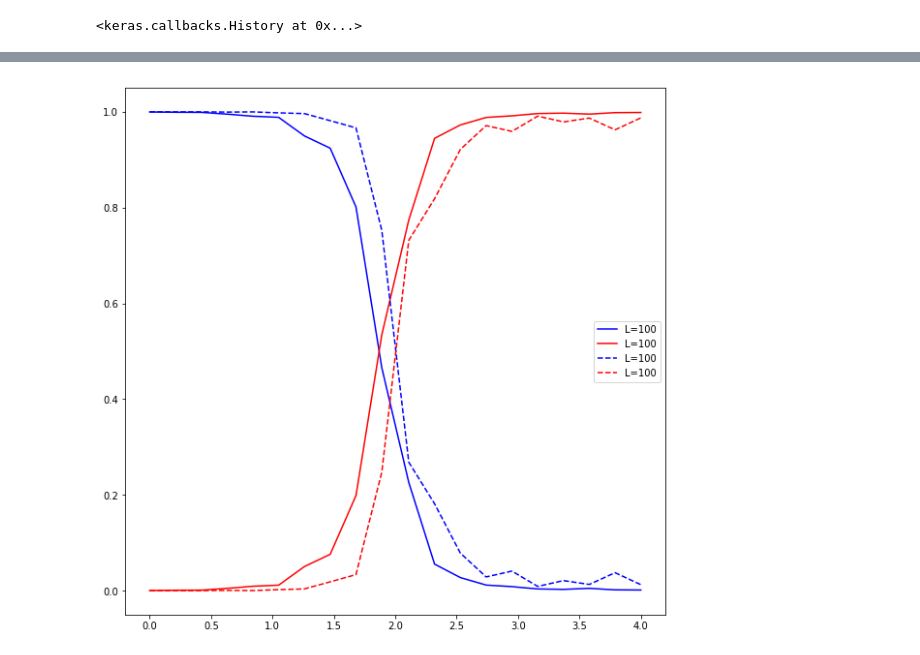
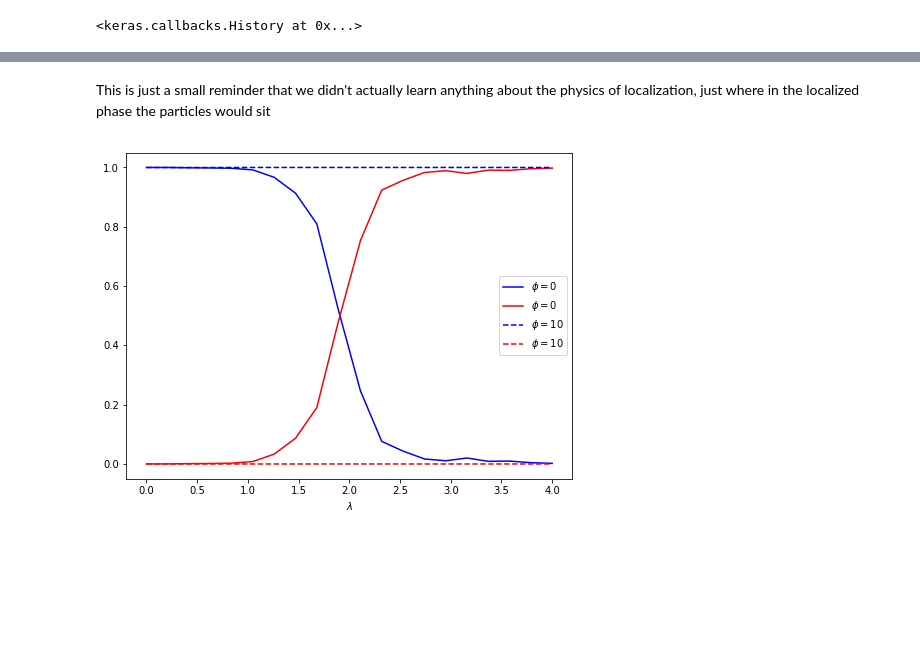
Before and after one commit to fiscioluzzi/Ising-spin-models, a Jupyter notebook: AA/Aubry-Andre-Preprocessing.ipynb, the cells around one changed output, grey strips where cells are left out. Drawn from its saved outputs; the diff is of its cells as text; code cells hidden in the pictures; blank space fills up the shorter version.

```diff
--- a/AA/Aubry-Andre-Preprocessing.ipynb
+++ b/AA/Aubry-Andre-Preprocessing.ipynb
@@ -116,4 +70,4 @@ model2.fit(x2, y2, epochs=100, batch_size=10,  verbose=0)
 # %%
-test_x_1 = np.array(np.loadtxt("test_configs_phi0.txt"))
-test_label = np.array(np.loadtxt("test_labels_phi0.txt"))
+test_x_1 = np.array(np.loadtxt("test_configs_L_100_phi0.txt"))
+test_label = np.array(np.loadtxt("test_labels_L_100_phi0.txt"))
 t_x_1 = [[2*i -1 for i in config] for config in test_x_1]
@@ -144,25 +99,35 @@ for j in range(Nl):
+# %%
+test_x_2 = np.array(np.loadtxt("test_configs_L_100_phi10.txt"))
+test_label_2 = np.array(np.loadtxt("test_labels_L_100_phi10.txt"))
+t_x_2 = [[2*i -1 for i in config] for config in test_x_2]
+# %%
+prediction2 = model.predict(t_x_2)
 # %%
-lambdas200 = list(np.sort(list(set(test_label_200))))
-Nl = len(lambdas200)
-phase1_200 = np.zeros(Nl)
-phase2_200 = np.zeros(Nl)
+lambdas = list(np.sort(list(set(test_label_2))))
+Nl = len(lambdas)
+phase1_2 = np.zeros(Nl)
+phase2_2 = np.zeros(Nl)
 points = np.zeros(Nl)
 lastT = 0.
-for i, T in enumerate(test_label_200):
-    j = lambdas200.index(T)
-    phase1_200[j]+=predictionL200[i:i+1, 0][0]
-    phase2_200[j]+=predictionL200[i:i+1, 1][0]
+for i, T in enumerate(test_label_2):
+    j = lambdas.index(T)
+    phase1_2[j]+=prediction2[i:i+1, 0][0]
+    phase2_2[j]+=prediction2[i:i+1, 1][0]
     points[j]+=1.
 
 for j in range(Nl):
-    phase1_200[j] /= points[j]
-    phase2_200[j] /= points[j]
+    phase1_2[j] /= points[j]
+    phase2_2[j] /= points[j]
+# %% [markdown]
+This is just a small reminder that we didn't actually learn anything about
+the physics of localization, just where in the localized phase the particles would sit
 # %%
-plt.plot(lambdas, phase1, 'b', label="L=100")
-plt.plot(lambdas, phase2, 'r', label="L=100")
-plt.plot(lambdas200, phase1_200, 'b--', label="L=100")
-plt.plot(lambdas200, phase2_200, 'r--', label="L=100")
+plt.plot(lambdas, phase1, 'b', label="$\phi = 0$")
+plt.plot(lambdas, phase2, 'r', label="$\phi = 0$")
+plt.plot(lambdas, phase1_2, 'b--', label="$\phi = 10$")
+plt.plot(lambdas, phase2_2, 'r--', label="$\phi = 10$")
 plt.legend()
+plt.xlabel("$\lambda$")
 plt.show()
 # %% [output]
-[figure, old version]
+[figure, new version]
```
Also changed, not shown: parts of 16 cells of this notebook, 1 other file.
